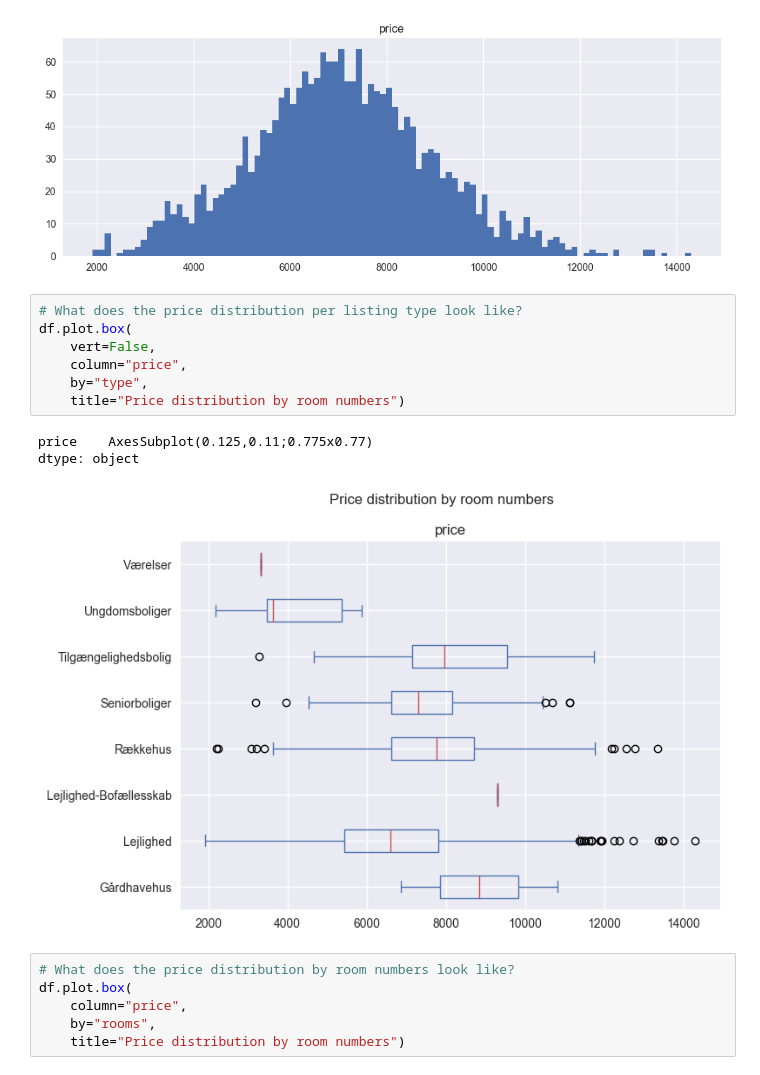
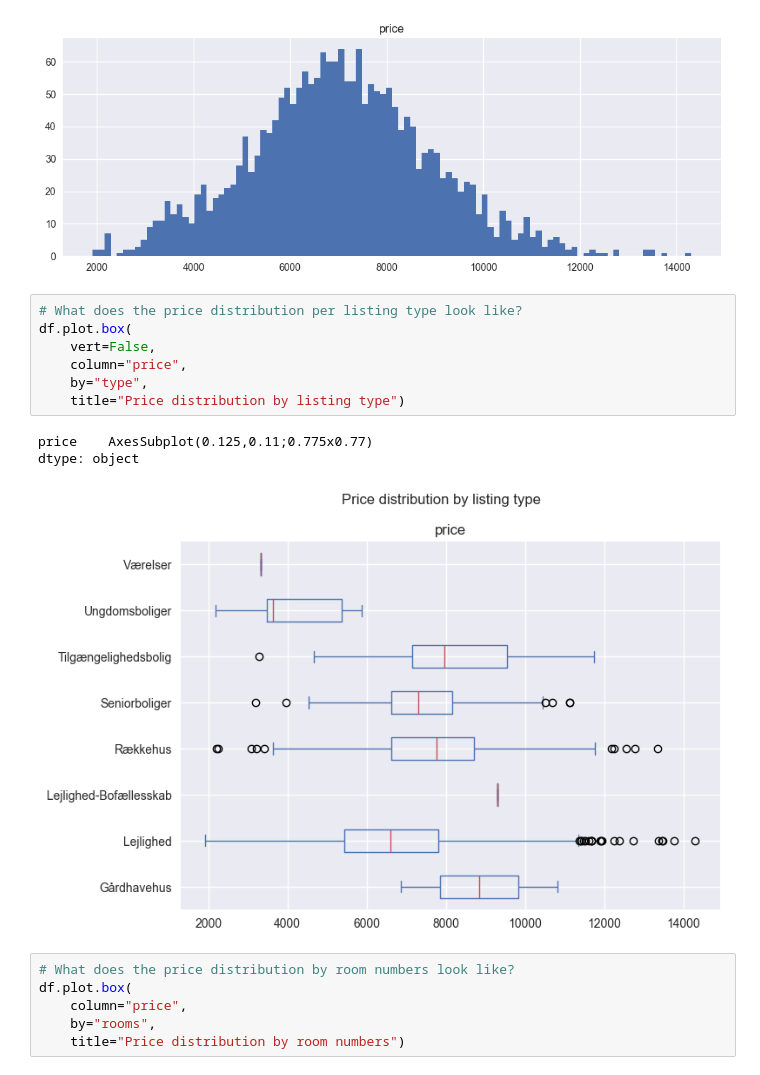
Before and after one commit to atpekbas/redi-data-analytics, a Jupyter notebook: Exercises/5-Exercise-Solutions.ipynb, the cells around one changed output. Saved outputs shown, nothing was run; the diff lists cells and outputs as text.

```diff
--- a/Exercises/5-Exercise-Solutions.ipynb
+++ b/Exercises/5-Exercise-Solutions.ipynb
@@ -197,14 +196,14 @@ array([[<AxesSubplot: title={'center': 'price'}>]], dtype=object)
 # %%
 # What does the price distribution per listing type look like?
 df.plot.box(
     vert=False,
     column="price",
     by="type",
-    title="Price distribution by room numbers")
+    title="Price distribution by listing type")
 # %% [output]
 price    AxesSubplot(0.125,0.11;0.775x0.77)
 dtype: object
-[figure, old version]
+[figure, new version]
 # %%
 # What does the price distribution by room numbers look like?
 df.plot.box(
```
Also changed, not shown: parts of 1 cell of this notebook, 4 other files.
